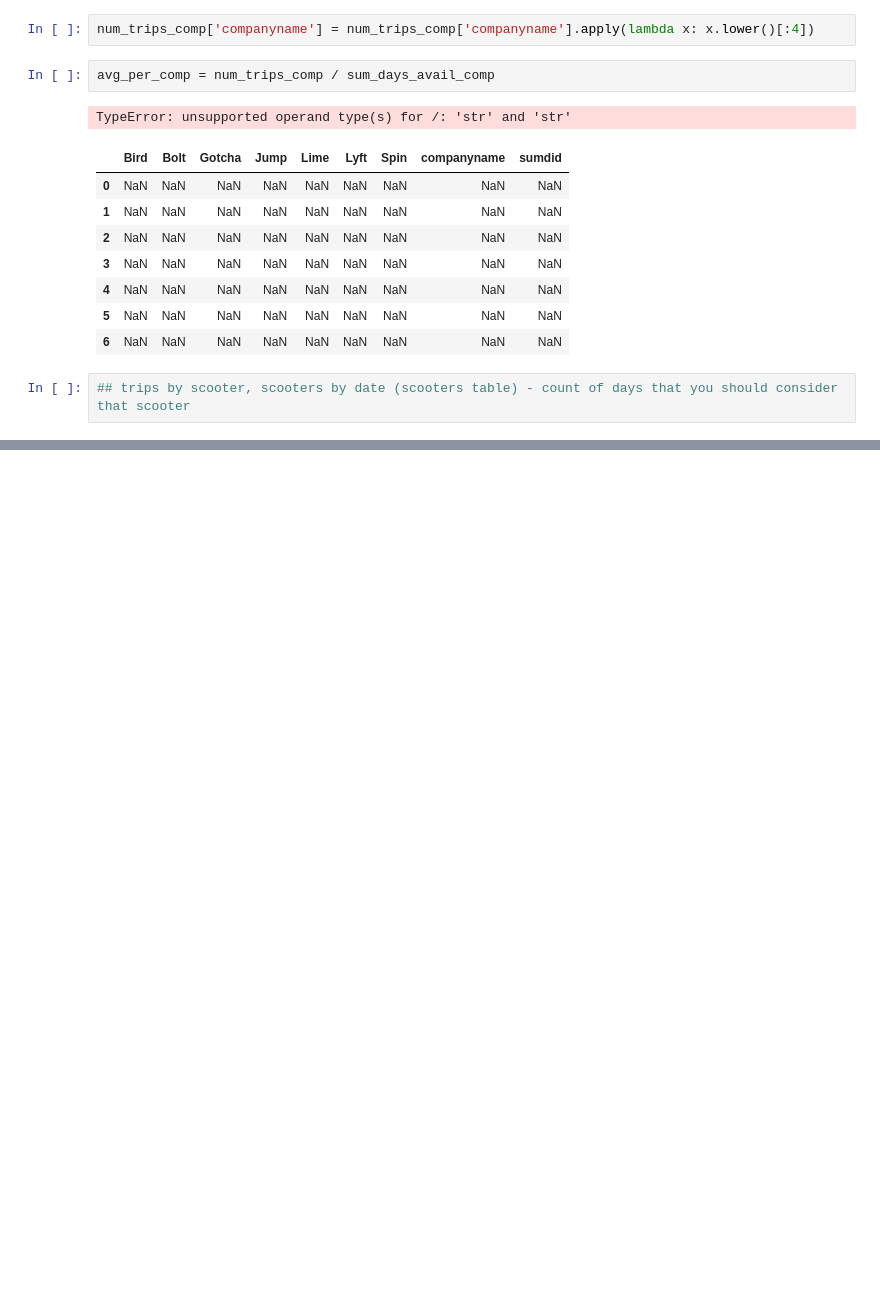
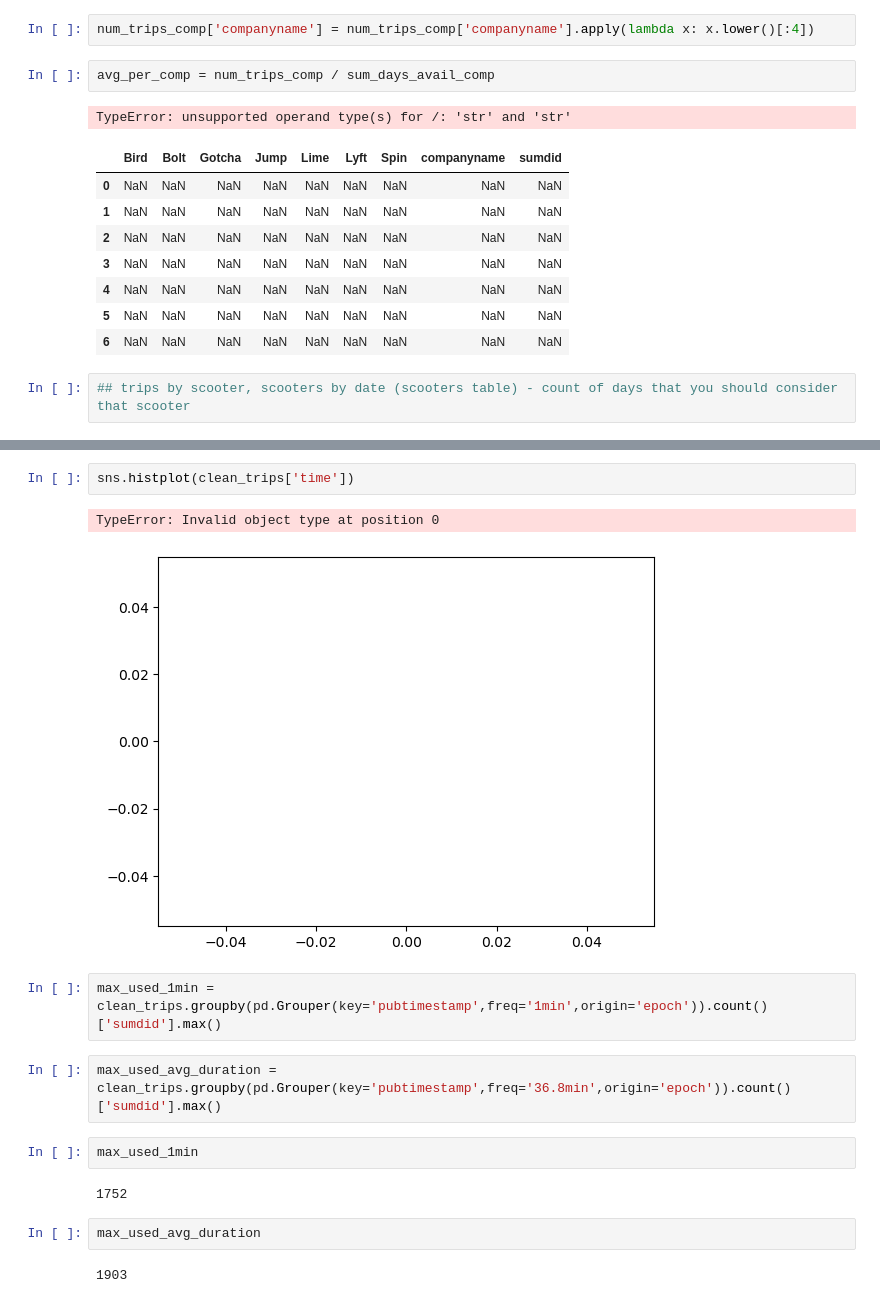
Before and after one commit to NSS-Data-Analytics-Cohort-11/scooters-margherita, a Jupyter notebook: scooters project.ipynb, the cells around one changed output, grey strips where cells are left out. Saved outputs shown, nothing was run; the diff lists cells and outputs as text; blank space fills up the shorter version.

```diff
--- a/scooters project.ipynb
+++ b/scooters project.ipynb
@@ -369,0 +507,17 @@ TypeError: unsupported operand type(s) for /: 'str' and 'str'
+# %%
+sns.histplot(clean_trips['time'])
+# %% [output]
+TypeError: Invalid object type at position 0
+[figure, added]
+# %%
+max_used_1min = clean_trips.groupby(pd.Grouper(key='pubtimestamp',freq='1min',origin='epoch')).count()['sumdid'].max()
+# %%
+max_used_avg_duration = clean_trips.groupby(pd.Grouper(key='pubtimestamp',freq='36.8min',origin='epoch')).count()['sumdid'].max()
+# %%
+max_used_1min
+# %% [output]
+1752
+# %%
+max_used_avg_duration
+# %% [output]
+1903
```
Also changed, not shown: parts of 23 cells of this notebook, 1 other file.
